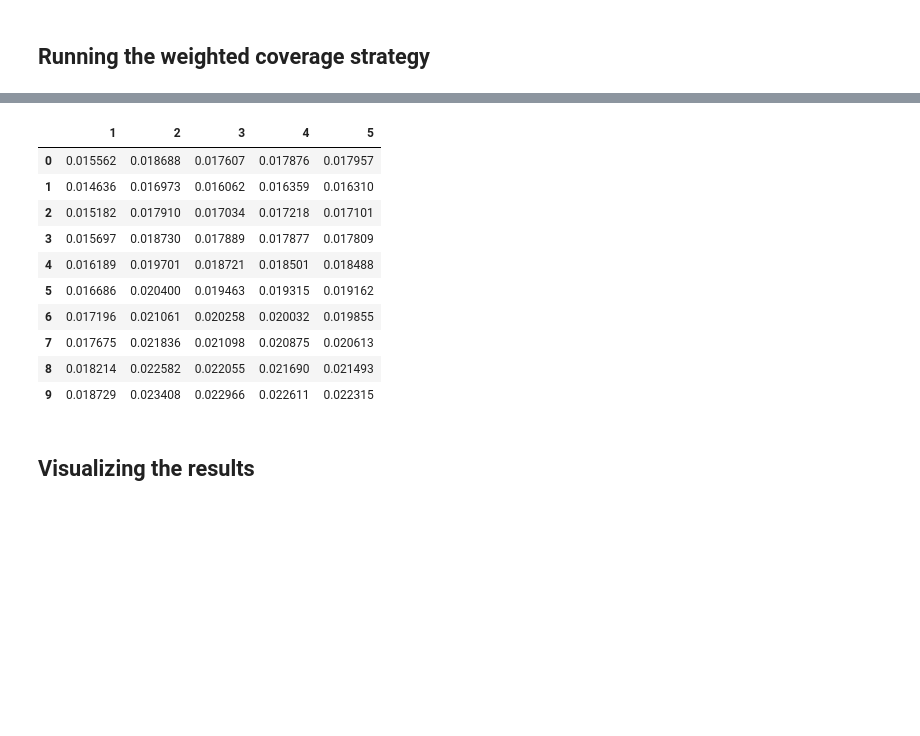
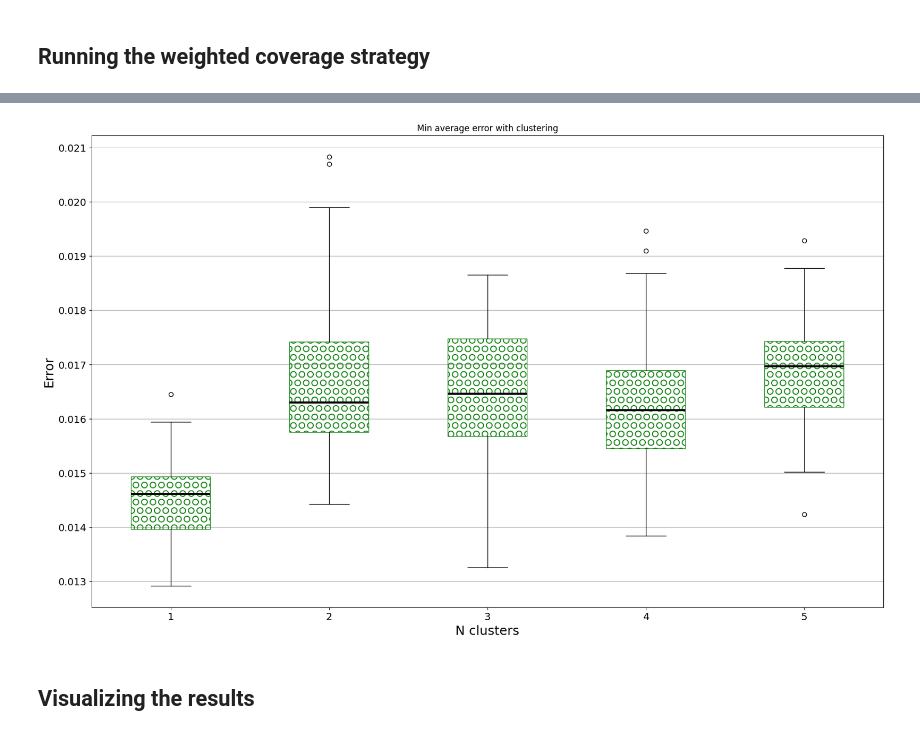
Before and after one commit to Andreas-Espelund/5G_localization, a Jupyter notebook: Main.ipynb, the cells around one changed output, grey strips where cells are left out. Saved outputs shown, nothing was run; the diff lists cells and outputs as text; code cells hidden in the pictures; blank space fills up the shorter version.

```diff
--- a/Main.ipynb
+++ b/Main.ipynb
@@ -71,15 +71,13 @@ for num_clusters in range(1, n_clusters + 1):
 
         for i, future in tqdm.tqdm(enumerate(concurrent.futures.as_completed(futures)), total=n_runs):
             tp_est_location, k_avg_error = future.result()
-            k_means = k_avg_error.mean(axis=0)
-            errors.append(k_means)
+            print(k_avg_error)
+            errors.append(k_avg_error)
     errors_stack = np.stack(errors)
-    errors_mean = np.mean(errors_stack, axis=0)
-    errors_per_cluster[num_clusters] = errors_mean
+    print(errors_stack)
+    errors_per_cluster[num_clusters] = pd.DataFrame(errors_stack, columns=[f'{i + 1}' for i in range(k_max)])
 
-errors_cluster_df = pd.DataFrame(errors_per_cluster)
-
-errors_cluster_df
+errors_per_cluster
 # %% [output]
 Running wKNN with max-k = 10, over 40 runs, param RF_PARAM.NSINR
 Running for 1 clusters
@@ -101,17 +125,18 @@ Running for 5 clusters
 # %%
-errors_cluster_df
+from scripts.plotting import make_boxplot
+
+best_k_errors_clustering = {}
+for n, dataframe in errors_per_cluster.items():
+    best_k = dataframe.min().idxmin()
+    best_k_errors_clustering[n] = dataframe[best_k]
+
+best_k_errors_clustering_df = pd.DataFrame(best_k_errors_clustering)
+
+best_k_errors_clustering_df
+
+make_boxplot(best_k_errors_clustering_df, 'Min average error with clustering', 'N clusters', 'Error')
 # %% [output]
-|  | 1 | 2 | 3 | 4 | 5 |
-| 0 | 0.015562 | 0.018688 | 0.017607 | 0.017876 | 0.017957 |
-| 1 | 0.014636 | 0.016973 | 0.016062 | 0.016359 | 0.016310 |
-| 2 | 0.015182 | 0.017910 | 0.017034 | 0.017218 | 0.017101 |
-| 3 | 0.015697 | 0.018730 | 0.017889 | 0.017877 | 0.017809 |
-| 4 | 0.016189 | 0.019701 | 0.018721 | 0.018501 | 0.018488 |
-| 5 | 0.016686 | 0.020400 | 0.019463 | 0.019315 | 0.019162 |
-| 6 | 0.017196 | 0.021061 | 0.020258 | 0.020032 | 0.019855 |
-| 7 | 0.017675 | 0.021836 | 0.021098 | 0.020875 | 0.020613 |
-| 8 | 0.018214 | 0.022582 | 0.022055 | 0.021690 | 0.021493 |
-| 9 | 0.018729 | 0.023408 | 0.022966 | 0.022611 | 0.022315 |
+[figure, added]
 # %%
 
 # compute key metrics
```
Also changed, not shown: parts of 1 cell of this notebook, 1 other file.
